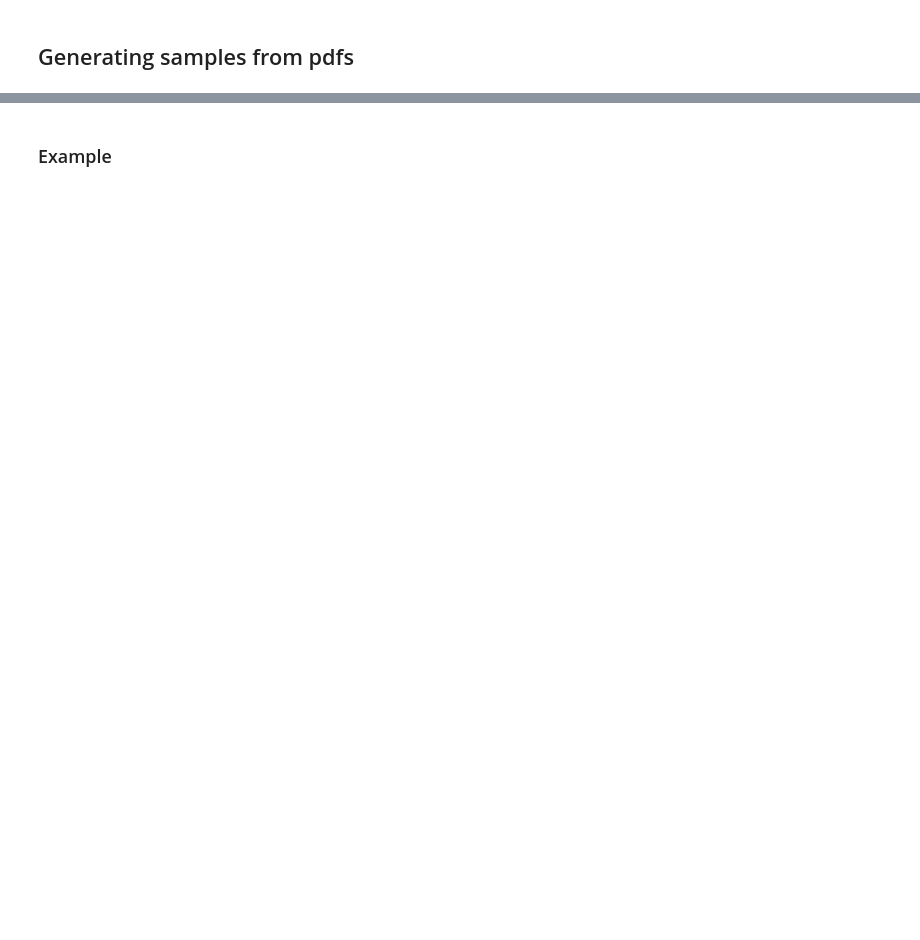
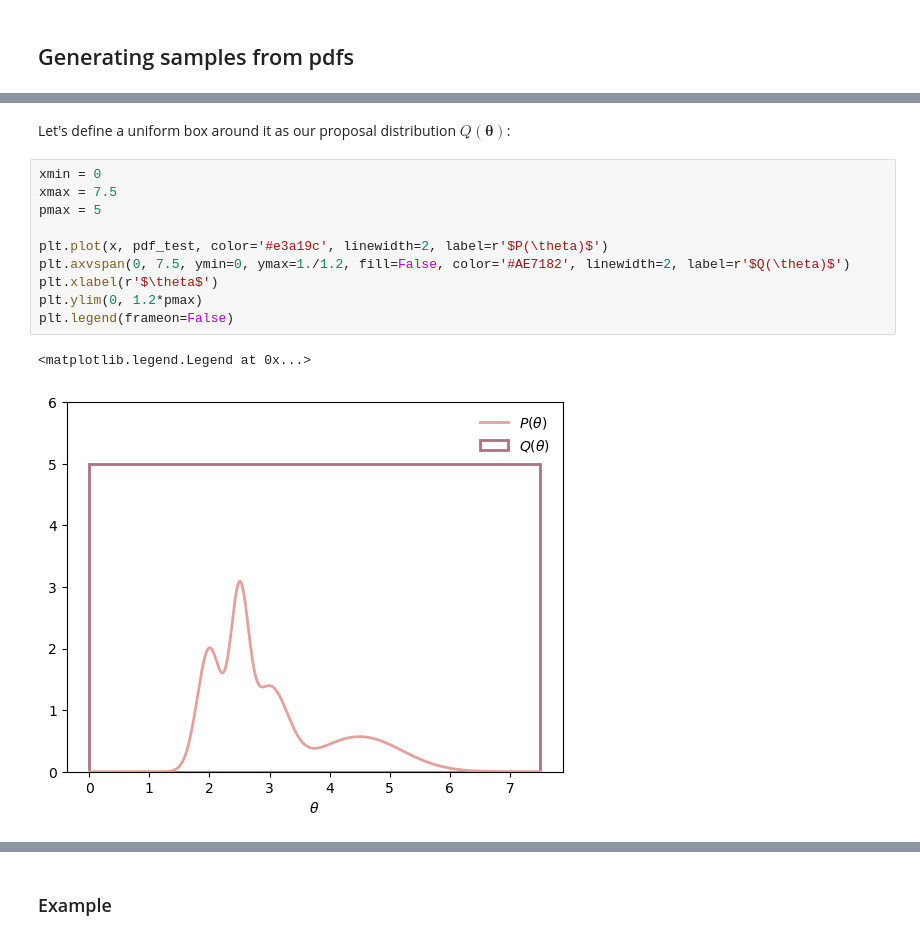
Before and after one commit to hou-physics/stat_methods_AIfA_2024_group_07, a Jupyter notebook: lecture_08/L08_MC-methods.ipynb, the cells around one changed output, grey strips where cells are left out. Drawn from its saved outputs; the diff is of its cells as text; blank space fills up the shorter version.

```diff
--- a/lecture_08/L08_MC-methods.ipynb
+++ b/lecture_08/L08_MC-methods.ipynb
@@ -60,0 +81,15 @@ Let us again assume that we have a normalized (!), one-dimensional pdf $P(\bolds
+# %% [markdown]
+Let's define a uniform box around it as our proposal distribution $Q(\boldsymbol{\theta})$:
+# %%
+xmin = 0
+xmax = 7.5
+pmax = 5
+
+plt.plot(x, pdf_test, color='#e3a19c', linewidth=2, label=r'$P(\theta)$')
+plt.axvspan(0, 7.5, ymin=0, ymax=1./1.2, fill=False, color='#AE7182', linewidth=2, label=r'$Q(\theta)$')
+plt.xlabel(r'$\theta$')
+plt.ylim(0, 1.2*pmax)
+plt.legend(frameon=False)
+# %% [output]
+<matplotlib.legend.Legend at 0x...>
+[figure, added]
```
Also changed, not shown: parts of 14 cells of this notebook.
